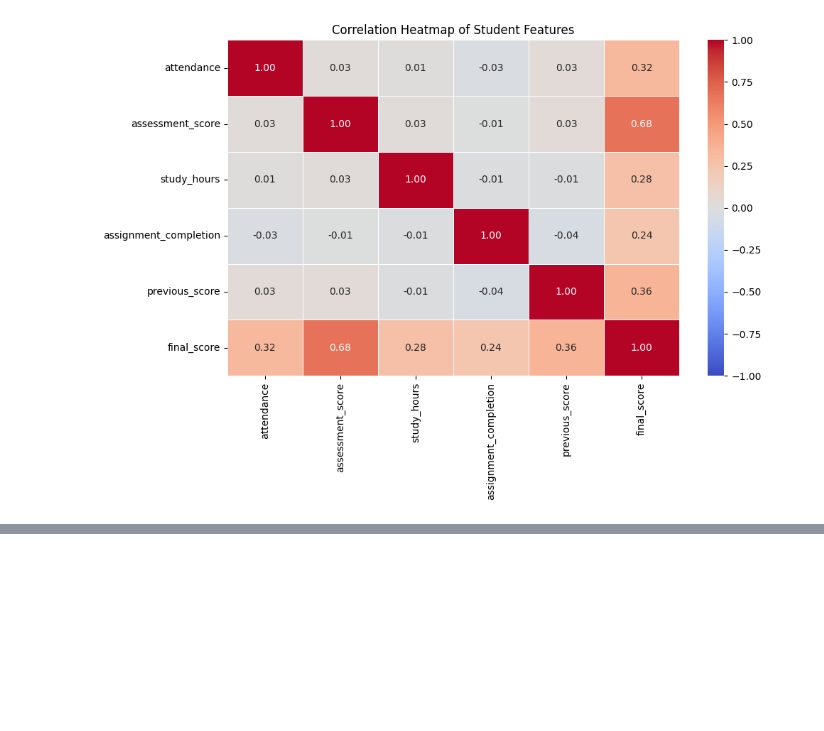
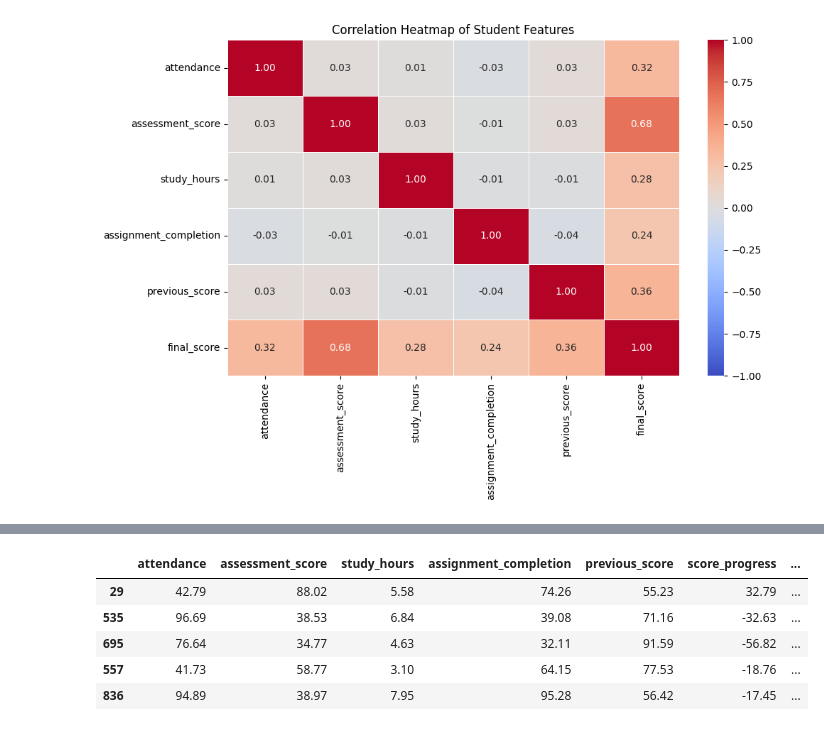
Before and after one commit to TanmayChauhan123/InsightPulse, a Jupyter notebook: notebooks/exploration.ipynb, the cells around one changed output, grey strips where cells are left out. Saved outputs shown, nothing was run; the diff lists cells and outputs as text; code cells hidden in the pictures; blank space fills up the shorter version.

```diff
--- a/notebooks/exploration.ipynb
+++ b/notebooks/exploration.ipynb
@@ -568,0 +929,36 @@ plt.show()
+# %%
+# Create copies of training and testing features
+X_train_engineered = X_train.copy()
+X_test_engineered = X_test.copy()
+
+# Feature 1: Academic score progress
+X_train_engineered["score_progress"] = (
+    X_train_engineered["assessment_score"]
+    - X_train_engineered["previous_score"]
+)
+
+X_test_engineered["score_progress"] = (
+    X_test_engineered["assessment_score"]
+    - X_test_engineered["previous_score"]
+)
+
+# Feature 2: Student engagement index
+X_train_engineered["engagement_index"] = (
+    X_train_engineered["attendance"]
+    + X_train_engineered["assignment_completion"]
+) / 2
+
+X_test_engineered["engagement_index"] = (
+    X_test_engineered["attendance"]
+    + X_test_engineered["assignment_completion"]
+) / 2
+
+# Display engineered training features
+X_train_engineered.head()
+# %% [output]
+|  | attendance | assessment_score | study_hours | assignment_completion | previous_score | score_progress | ... |
+| 29 | 42.79 | 88.02 | 5.58 | 74.26 | 55.23 | 32.79 | ... |
+| 535 | 96.69 | 38.53 | 6.84 | 39.08 | 71.16 | -32.63 | ... |
+| 695 | 76.64 | 34.77 | 4.63 | 32.11 | 91.59 | -56.82 | ... |
+| 557 | 41.73 | 58.77 | 3.10 | 64.15 | 77.53 | -18.76 | ... |
+| 836 | 94.89 | 38.97 | 7.95 | 95.28 | 56.42 | -17.45 | ... |
```
Also changed, not shown: parts of 47 cells of this notebook.
